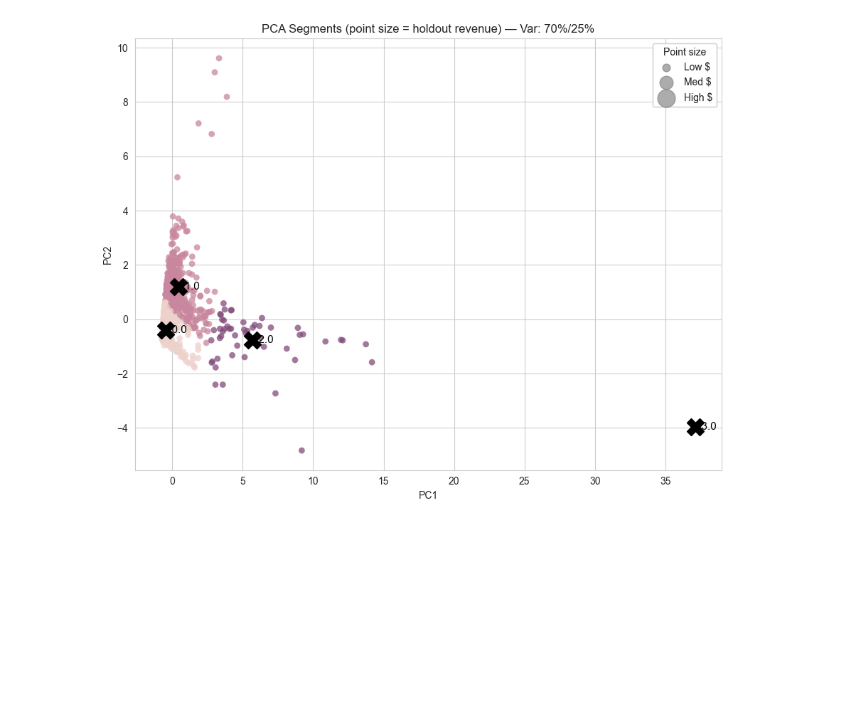
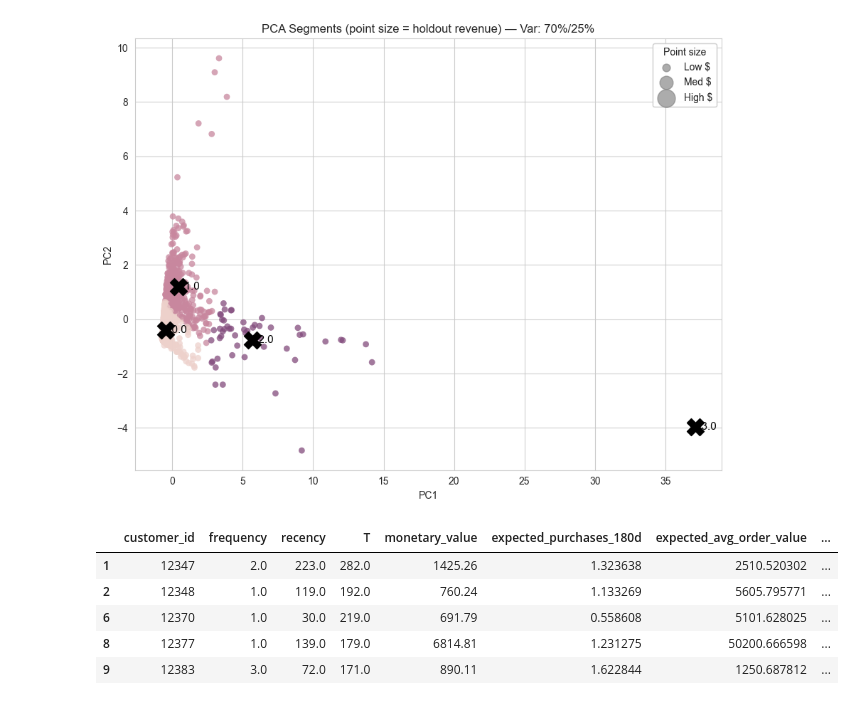
Before and after one commit to CGrainger1/LTV-Capstone-Project, a Jupyter notebook: Step_22_Model_for_Dashboard.ipynb, the cells around one changed output. Saved outputs shown, nothing was run; the diff lists cells and outputs as text; code cells hidden in the pictures; blank space fills up the shorter version.

```diff
--- a/Step_22_Model_for_Dashboard.ipynb
+++ b/Step_22_Model_for_Dashboard.ipynb
@@ -1075,3 +1075,12 @@ plt.gca().add_artist(leg2)
 plt.show()
 # %% [output]
 [figure]
+# %%
+ggf_df.head()
+# %% [output]
+|  | customer_id | frequency | recency | T | monetary_value | expected_purchases_180d | expected_avg_order_value | ... |
+| 1 | 12347 | 2.0 | 223.0 | 282.0 | 1425.26 | 1.323638 | 2510.520302 | ... |
+| 2 | 12348 | 1.0 | 119.0 | 192.0 | 760.24 | 1.133269 | 5605.795771 | ... |
+| 6 | 12370 | 1.0 | 30.0 | 219.0 | 691.79 | 0.558608 | 5101.628025 | ... |
+| 8 | 12377 | 1.0 | 139.0 | 179.0 | 6814.81 | 1.231275 | 50200.666598 | ... |
+| 9 | 12383 | 3.0 | 72.0 | 171.0 | 890.11 | 1.622844 | 1250.687812 | ... |
```
Also changed, not shown: parts of 9 cells of this notebook, 1 other file.
